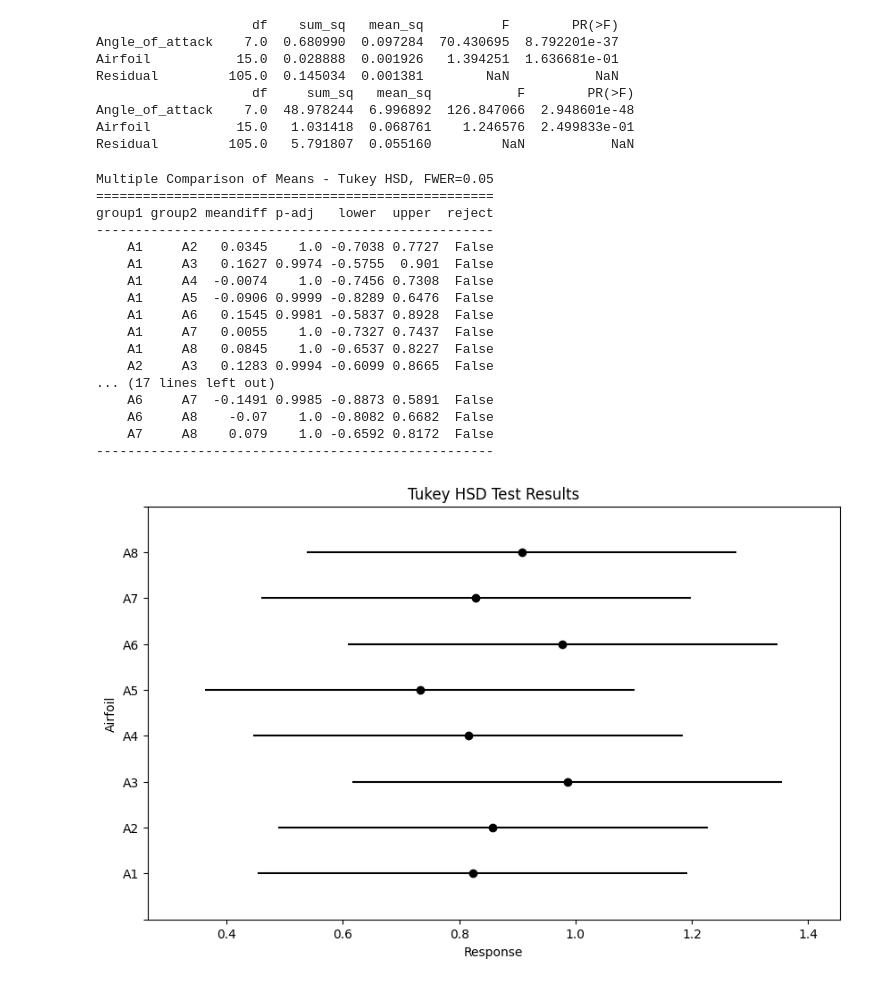
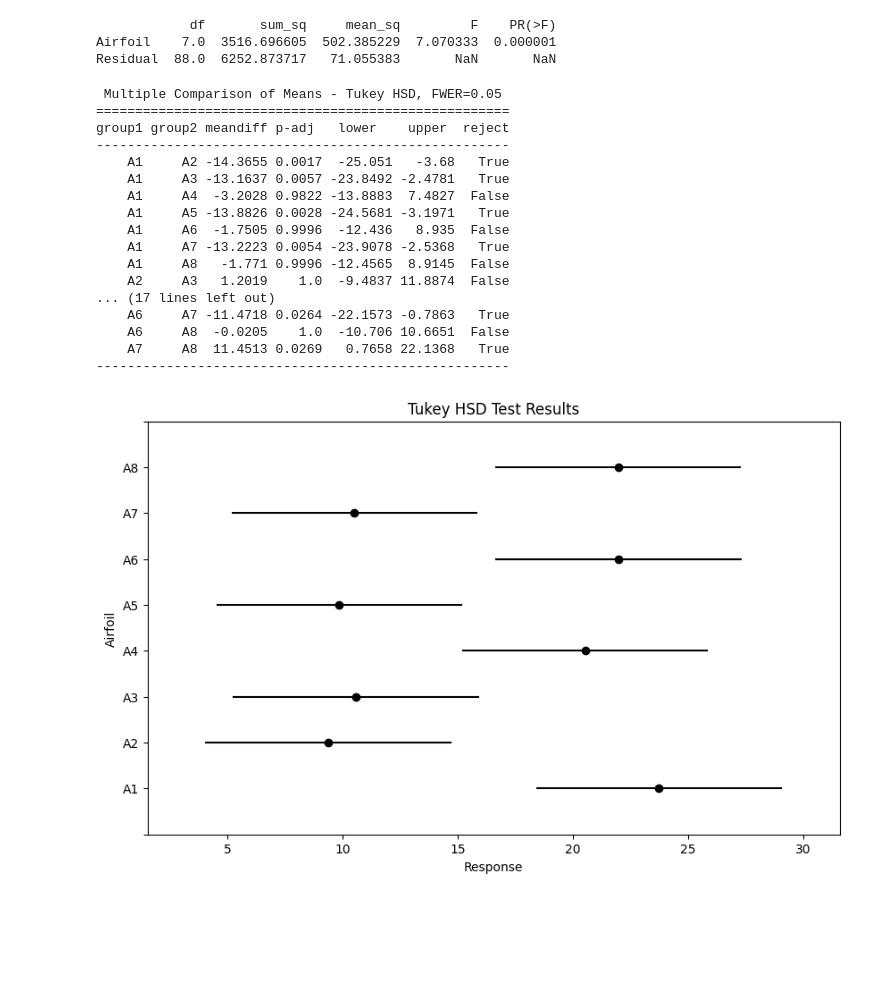
Before and after one commit to jkhansell/CFDFinalProject, a Jupyter notebook: UnstructuredGrids/walls/ValidationNBs/CoeffAnalysis.ipynb, the cells around one changed output. Cells and saved outputs as stored; diff of their text form; code cells hidden in the pictures; blank space fills up the shorter version.

Commit message:
modified graphs

```diff
--- a/UnstructuredGrids/walls/ValidationNBs/CoeffAnalysis.ipynb
+++ b/UnstructuredGrids/walls/ValidationNBs/CoeffAnalysis.ipynb
@@ -30,9 +30,8 @@ drag = drag.reshape(-1)
 airfoils = ['A' + str(i) for i in range(1, n_airfoils+1)]
 angles = ['B' + str(i) for i in range(1, n_angles+1)]
 # %%
-design = pd.DataFrame(np.array(np.meshgrid(angles, airfoils)).T.reshape(-1, 2),
-                      columns=['Angle_of_attack', 'Airfoil'])
-design['Lift'] = lift
-design['Drag'] = drag
+design = pd.DataFrame(np.array(np.meshgrid(airfoils, angles)).T.reshape(-1, 2),
+                      columns=['Airfoil', 'Angle_of_attack'])
+design['LD'] = lift/drag
 design
 # %% [output]
@@ -58,48 +55,42 @@ draganova = anova_lm(Drag_model)
 # %%
-print(draganova)
 print(liftanova)
 # %% [output]
-                    df    sum_sq   mean_sq          F        PR(>F)
-Angle_of_attack    7.0  0.680990  0.097284  70.430695  8.792201e-37
-Airfoil           15.0  0.028888  0.001926   1.394251  1.636681e-01
-Residual         105.0  0.145034  0.001381        NaN           NaN
-                    df     sum_sq   mean_sq           F        PR(>F)
-Angle_of_attack    7.0  48.978244  6.996892  126.847066  2.948601e-48
-Airfoil           15.0   1.031418  0.068761    1.246576  2.499833e-01
-Residual         105.0   5.791807  0.055160         NaN           NaN
+            df       sum_sq     mean_sq         F    PR(>F)
+Airfoil    7.0  3516.696605  502.385229  7.070333  0.000001
+Residual  88.0  6252.873717   71.055383       NaN       NaN
 # %%
-tukey_results = pairwise_tukeyhsd(design['Lift'], design['Airfoil'])
+tukey_results = pairwise_tukeyhsd(design['LD'], design['Airfoil'])
 print(tukey_results)
 fig, ax = plt.subplots(figsize=(8, 6))
 
 # Compute the y-tick positions for the bar chart
 ax.set_yticklabels(np.unique(design['Airfoil']))
 
 # Plot the bar chart
 tukey_results.plot_simultaneous(ax=ax)
 
 # Add labels and title
 ax.set_xlabel('Response')
 ax.axvline(x=0.0)
 ax.set_ylabel('Airfoil')
 ax.set_title('Tukey HSD Test Results')
 plt.show()
 # %% [output]
-Multiple Comparison of Means - Tukey HSD, FWER=0.05
-===================================================
-group1 group2 meandiff p-adj   lower  upper  reject
----------------------------------------------------
-    A1     A2   0.0345    1.0 -0.7038 0.7727  False
-    A1     A3   0.1627 0.9974 -0.5755  0.901  False
-    A1     A4  -0.0074    1.0 -0.7456 0.7308  False
-    A1     A5  -0.0906 0.9999 -0.8289 0.6476  False
-    A1     A6   0.1545 0.9981 -0.5837 0.8928  False
-    A1     A7   0.0055    1.0 -0.7327 0.7437  False
-    A1     A8   0.0845    1.0 -0.6537 0.8227  False
-    A2     A3   0.1283 0.9994 -0.6099 0.8665  False
+ Multiple Comparison of Means - Tukey HSD, FWER=0.05
+=====================================================
+group1 group2 meandiff p-adj   lower    upper  reject
+-----------------------------------------------------
+    A1     A2 -14.3655 0.0017  -25.051   -3.68   True
+    A1     A3 -13.1637 0.0057 -23.8492 -2.4781   True
+    A1     A4  -3.2028 0.9822 -13.8883  7.4827  False
+    A1     A5 -13.8826 0.0028 -24.5681 -3.1971   True
+    A1     A6  -1.7505 0.9996  -12.436   8.935  False
+    A1     A7 -13.2223 0.0054 -23.9078 -2.5368   True
+    A1     A8   -1.771 0.9996 -12.4565  8.9145  False
+    A2     A3   1.2019    1.0  -9.4837 11.8874  False
 ... (17 lines left out)
-    A6     A7  -0.1491 0.9985 -0.8873 0.5891  False
-    A6     A8    -0.07    1.0 -0.8082 0.6682  False
-    A7     A8    0.079    1.0 -0.6592 0.8172  False
----------------------------------------------------
+    A6     A7 -11.4718 0.0264 -22.1573 -0.7863   True
+    A6     A8  -0.0205    1.0  -10.706 10.6651  False
+    A7     A8  11.4513 0.0269   0.7658 22.1368   True
+-----------------------------------------------------
-[figure, old version]
+[figure, new version]
```
Also changed, not shown: parts of 4 cells of this notebook, 7 other files.
